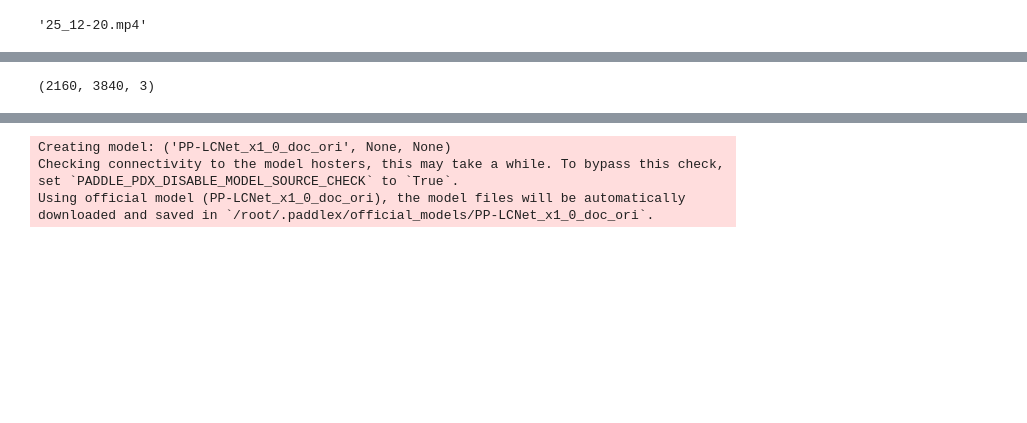
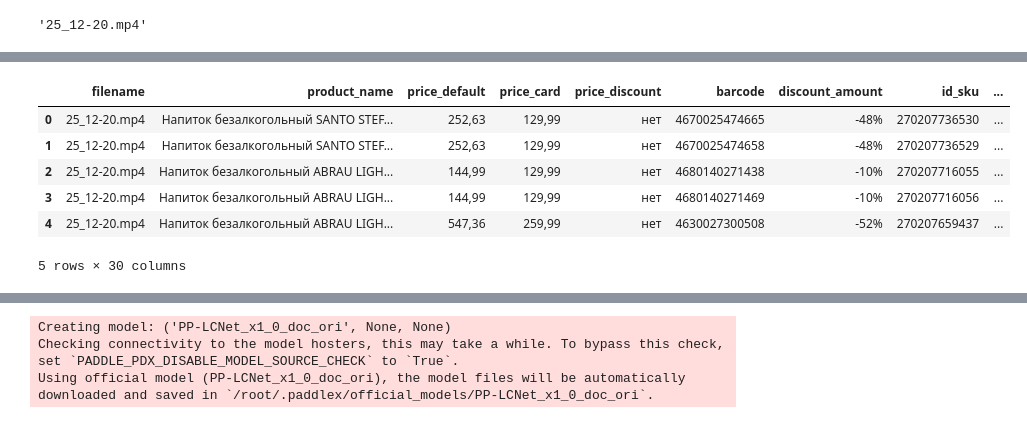
Before and after one commit to VladisRave/Lent_Frankenstein, a Jupyter notebook: lenta-hack.ipynb, the cells around one changed output, grey strips where cells are left out. Cells and saved outputs as stored; diff of their text form; code cells hidden in the pictures; blank space fills up the shorter version.

```diff
--- a/lenta-hack.ipynb
+++ b/lenta-hack.ipynb
@@ -36,7 +38,7 @@ cpu
 # %%
-df1 = pd.read_csv('/kaggle/input/datasets/margaritabasalaeva/lenta-dataset/25_12-20/25_12-20.csv')
-df2 = pd.read_csv('/kaggle/input/datasets/margaritabasalaeva/lenta-dataset/26_12-20/26_12-20.csv')
-df3 = pd.read_csv('/kaggle/input/datasets/margaritabasalaeva/lenta-dataset/43_15/43_15.csv')
+df1 = pd.read_csv('lenta_dataset/25_12-20/25_12-20.csv')
+df2 = pd.read_csv('lenta_dataset/26_12-20/26_12-20.csv')
+df3 = pd.read_csv('lenta_dataset/43_15/43_15.csv')
 # %%
 for c1, c2, c3 in zip(df1.columns, df2.columns, df3.columns):
     if c1 != c2 or c1!=c3 or c2!=c3:
@@ -170,4 +160,0 @@ print(x1, y1, x2, y2)
-# %%
-img.shape
-# %% [output]
-(2160, 3840, 3)
@@ -173,0 +173,18 @@ img.shape
+# %%
+df["img_path"] = df.apply(
+    lambda row: str(
+        out_dir /
+        Path(row["filename"]).stem /
+        f"{int(row['frame_timestamp'])}.jpg"
+    ),
+    axis=1
+)
+df.head()
+# %% [output]
+|  | filename | product_name | price_default | price_card | price_discount | barcode | discount_amount | id_sku | ... |
+| 0 | 25_12-20.mp4 | Напиток безалкогольный SANTO STEF... | 252,63 | 129,99 | нет | 4670025474665 | -48% | 270207736530 | ... |
+| 1 | 25_12-20.mp4 | Напиток безалкогольный SANTO STEF... | 252,63 | 129,99 | нет | 4670025474658 | -48% | 270207736529 | ... |
+| 2 | 25_12-20.mp4 | Напиток безалкогольный ABRAU LIGH... | 144,99 | 129,99 | нет | 4680140271438 | -10% | 270207716055 | ... |
+| 3 | 25_12-20.mp4 | Напиток безалкогольный ABRAU LIGH... | 144,99 | 129,99 | нет | 4680140271469 | -10% | 270207716056 | ... |
+| 4 | 25_12-20.mp4 | Напиток безалкогольный ABRAU LIGH... | 547,36 | 259,99 | нет | 4630027300508 | -52% | 270207659437 | ... |
+5 rows × 30 columns
```
Also changed, not shown: parts of 25 cells of this notebook.
